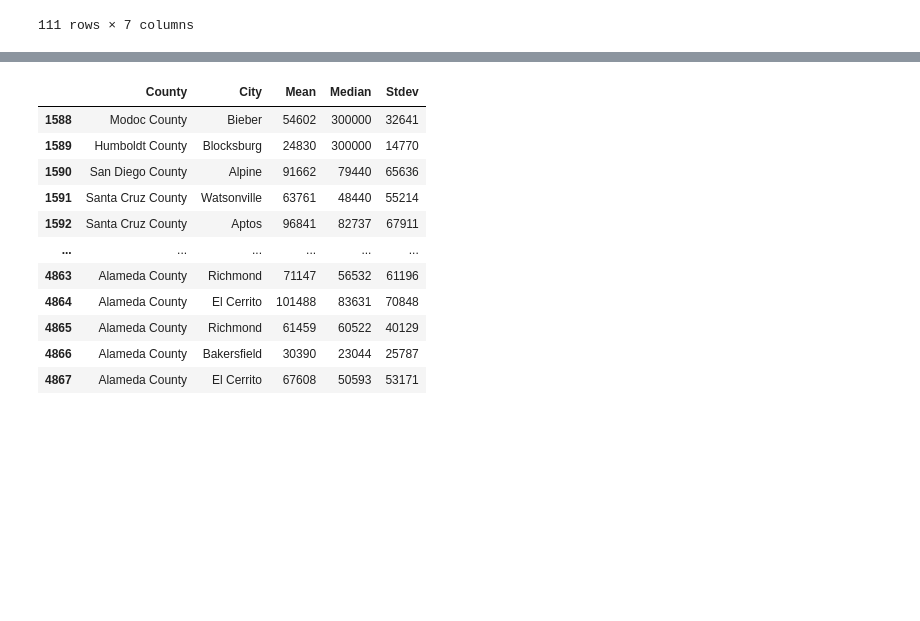
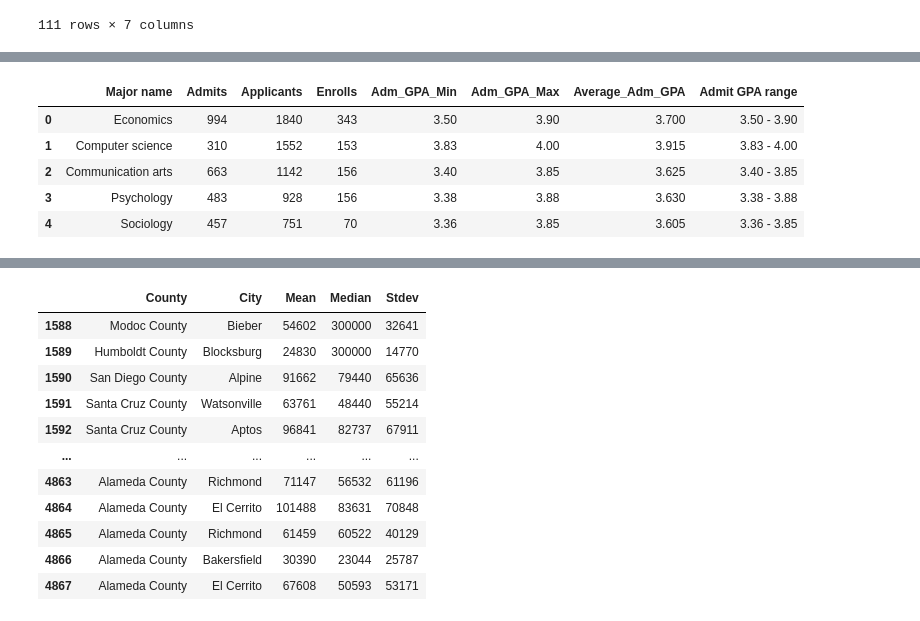
Before and after one commit to yhc00512/cogs-108-project, a Jupyter notebook: DataCheckpoint.ipynb, the cells around one changed output, grey strips where cells are left out. Cells and saved outputs as stored; diff of their text form; code cells hidden in the pictures; blank space fills up the shorter version.

```diff
--- a/DataCheckpoint.ipynb
+++ b/DataCheckpoint.ipynb
@@ -247,0 +309,11 @@ college_merge
+# %%
+# transfer profile by majors in 2019
+major_2019 = modify_major(major_2019)
+major_2019.head()
+# %% [output]
+|  | Major name | Admits | Applicants | Enrolls | Adm_GPA_Min | Adm_GPA_Max | Average_Adm_GPA | Admit GPA range |
+| 0 | Economics | 994 | 1840 | 343 | 3.50 | 3.90 | 3.700 | 3.50 - 3.90 |
+| 1 | Computer science | 310 | 1552 | 153 | 3.83 | 4.00 | 3.915 | 3.83 - 4.00 |
+| 2 | Communication arts | 663 | 1142 | 156 | 3.40 | 3.85 | 3.625 | 3.40 - 3.85 |
+| 3 | Psychology | 483 | 928 | 156 | 3.38 | 3.88 | 3.630 | 3.38 - 3.88 |
+| 4 | Sociology | 457 | 751 | 70 | 3.36 | 3.85 | 3.605 | 3.36 - 3.85 |
```
Also changed, not shown: parts of 13 cells of this notebook.
